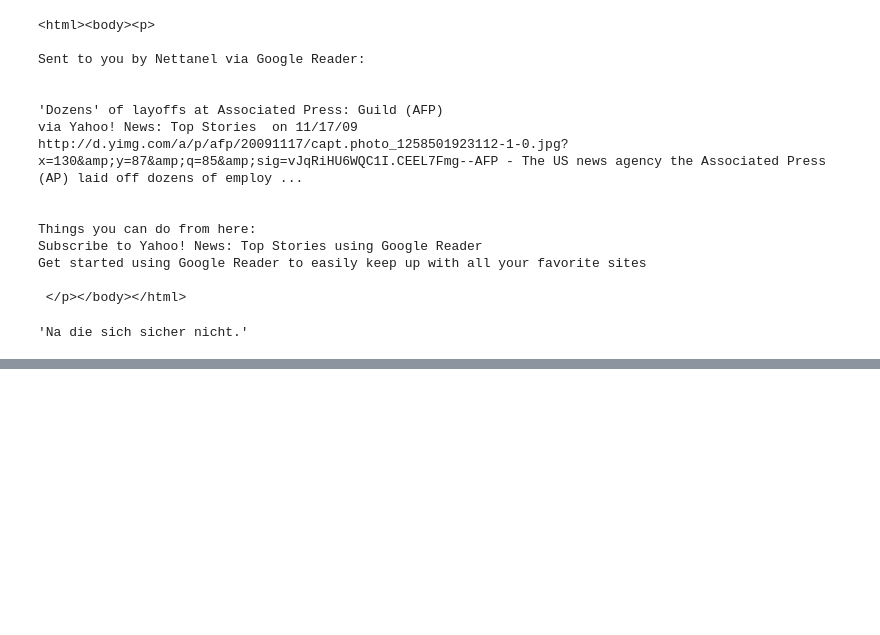
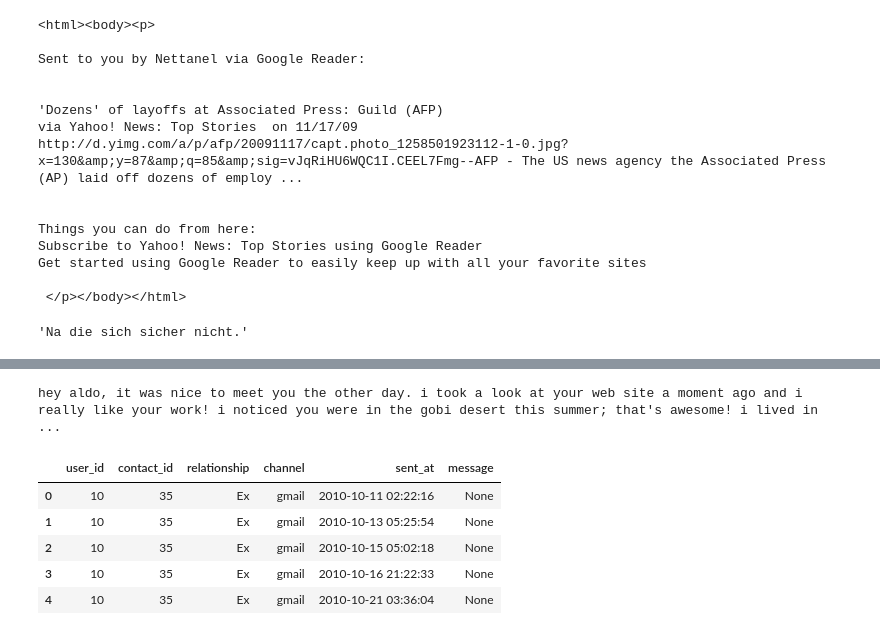
Before and after one commit to crangelsmith/Shryne_project, a Jupyter notebook: Shryne/analytics/adding_sentiment_to_messages.ipynb, the cells around one changed output, grey strips where cells are left out. Saved outputs shown, nothing was run; the diff lists cells and outputs as text; code cells hidden in the pictures; blank space fills up the shorter version.

```diff
--- a/Shryne/analytics/adding_sentiment_to_messages.ipynb
+++ b/Shryne/analytics/adding_sentiment_to_messages.ipynb
@@ -146,0 +194,28 @@ Name: message, dtype: object
+# %%
+def clean_message(message):
+
+    sep = '\n--\n'
+
+    remove_signature = str(message).split(sep,1)[0]
+
+    sep = '----------------------------------------'
+
+    remove_signature = remove_signature.split(sep,1)[0]
+
+    sep = 'Begin forwarded message'
+
+    remove_begin_forwarded = remove_signature.split(sep,1)[0]
+
+
+    remove_newlines = re.sub("\n", " ", remove_begin_forwarded)
+
+    remove_on = re.sub("On\s[A-Z][a-z]{2}\s[0-9]{1,3}[\s\S]*", " ", remove_newlines)
+
+    message_clean_http = re.sub(r'https?:\/\/[\S]*[\s\n\r]+', ' ', remove_on, flags=re.MULTILINE)
+    message_clean_www = re.sub(r'www\.[\S]*[\s\n\r]+', ' ', message_clean_http, flags=re.MULTILINE)
+    message_clean_iphone = re.sub('Sent from my iPhone.*[\s\n\r]', ' ', message_clean_www, flags=re.MULTILINE)
+    message_clean_ipad = re.sub(r'Sent from my iPad.*[\s\n\r]', ' ', message_clean_iphone, flags=re.MULTILINE)
+    message_clean_sony = re.sub(r'Sent from my Sony.*[\s\n\r]', ' ', message_clean_ipad, flags=re.MULTILINE)
+    message_clean_samsung = re.sub(r'Sent from my Samsung.*[\s\n\r]', ' ', message_clean_sony, flags=re.MULTILINE)
+
+    return message_clean_samsung
@@ -146,0 +226,4 @@ Name: message, dtype: object
+# %%
+for x, message in enumerate(df['message']):
+    if x in range(10000, 10001):
+        print clean_message(message)
@@ -146,0 +244,18 @@ Name: message, dtype: object
+# %%
+print clean_message(df['message'][0])
+re.match()
+# %% [output]
+hey aldo, it was nice to meet you the other day. i took a look at your web site a moment ago and i really like your work! i noticed you were in the gobi desert this summer; that's awesome! i lived in  ...
+# %%
+b = [clean_message(message) for message in df['message'].tolist()]
+# %%
+df['message'] = b
+# %%
+df.head()
+# %% [output]
+|  | user_id | contact_id | relationship | channel | sent_at | message |
+| 0 | 10 | 35 | Ex | gmail | 2010-10-11 02:22:16 | None |
+| 1 | 10 | 35 | Ex | gmail | 2010-10-13 05:25:54 | None |
+| 2 | 10 | 35 | Ex | gmail | 2010-10-15 05:02:18 | None |
+| 3 | 10 | 35 | Ex | gmail | 2010-10-16 21:22:33 | None |
+| 4 | 10 | 35 | Ex | gmail | 2010-10-21 03:36:04 | None |
```
Also changed, not shown: parts of 22 cells of this notebook, 1 other file.
